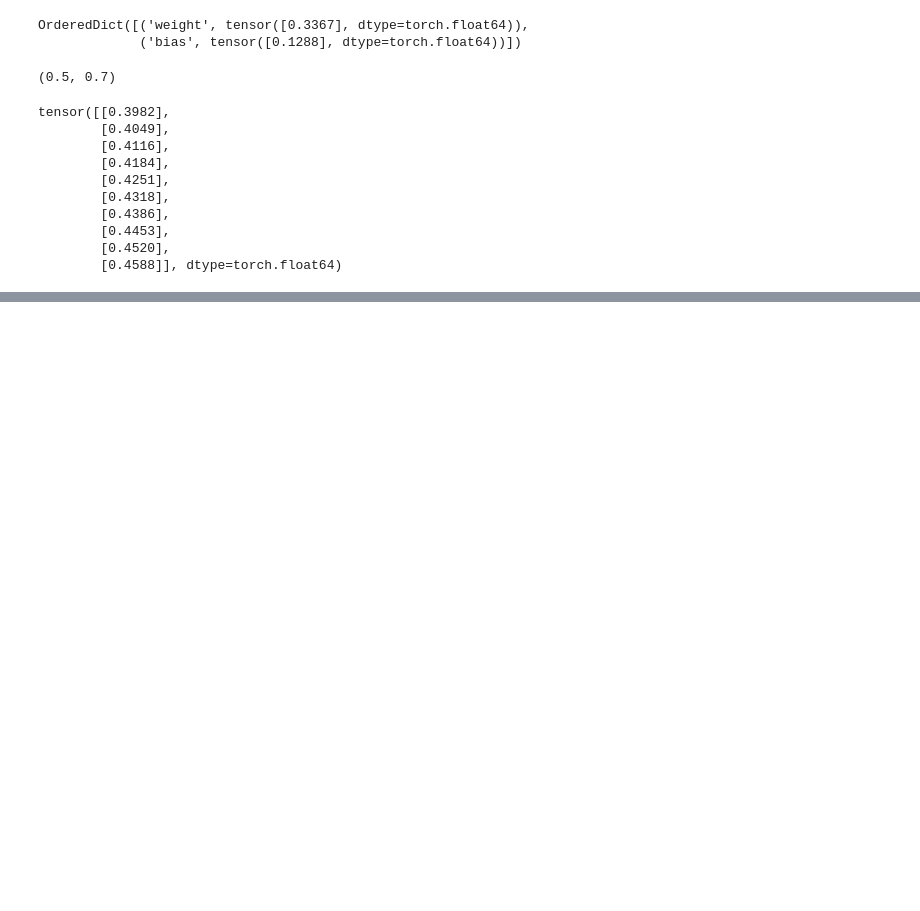
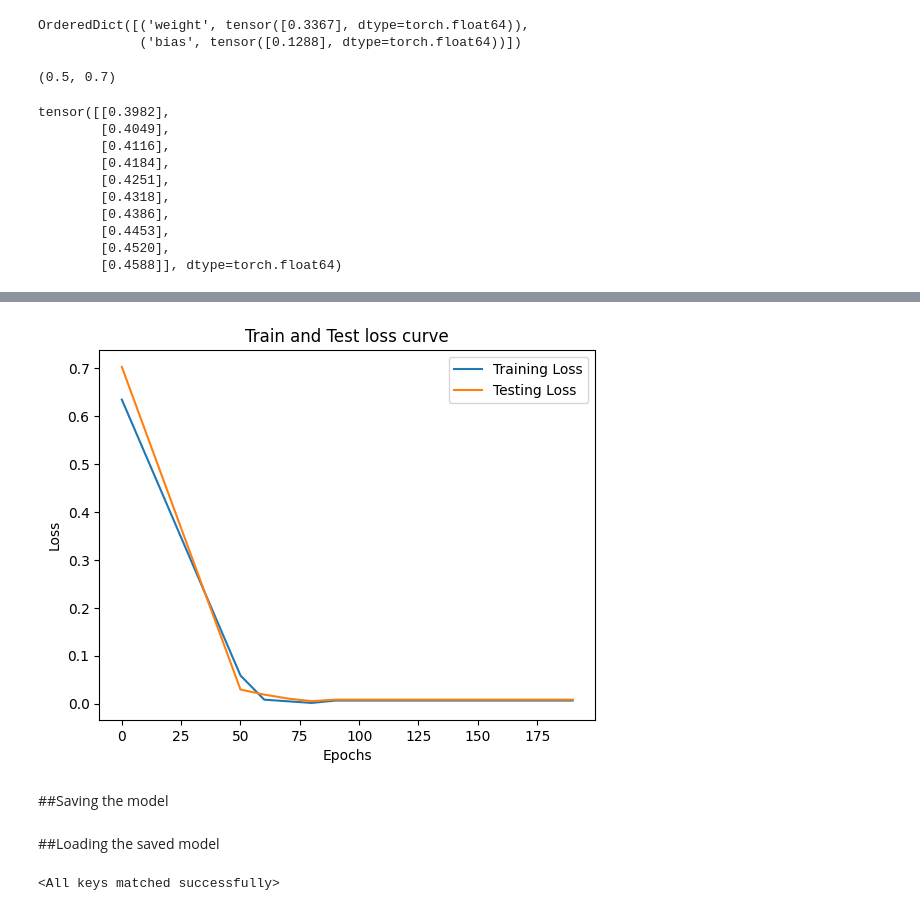
Before and after one commit to DarshanDinni/learn_pytorch, a Jupyter notebook: 01_Pytorch_Workflow.ipynb, the cells around one changed output, grey strips where cells are left out. Drawn from its saved outputs; the diff is of its cells as text; code cells hidden in the pictures; blank space fills up the shorter version.

```diff
--- a/01_Pytorch_Workflow.ipynb
+++ b/01_Pytorch_Workflow.ipynb
@@ -136,0 +245,13 @@ plot_graph(prediction=y_prediction)
+# %%
+# Ploting the training and testing loss to see the performance of the model
+plt.plot(epoch_value, torch.Tensor(training_loss).numpy(), label='Training Loss')
+plt.plot(epoch_value, torch.Tensor(testing_loss).numpy(), label='Testing Loss')
+plt.title("Train and Test loss curve")
+plt.xlabel('Epochs')
+plt.ylabel('Loss')
+plt.legend()
+plt.show()
+# %% [output]
+[figure, added]
+# %% [markdown]
+##Saving the model
@@ -136,0 +271,10 @@ plot_graph(prediction=y_prediction)
+# %% [markdown]
+##Loading the saved model
+# %%
+# To load the model we need to create the instance of the model before loading the model
+load_model_0 = LinearRegressionModel()
+
+# Once you created the instance we can now load the saved model to the new instance
+load_model_0.load_state_dict(torch.load(MODEL_SAVE_PATH))
+# %% [output]
+<All keys matched successfully>
```
Also changed, not shown: parts of 13 cells of this notebook.
